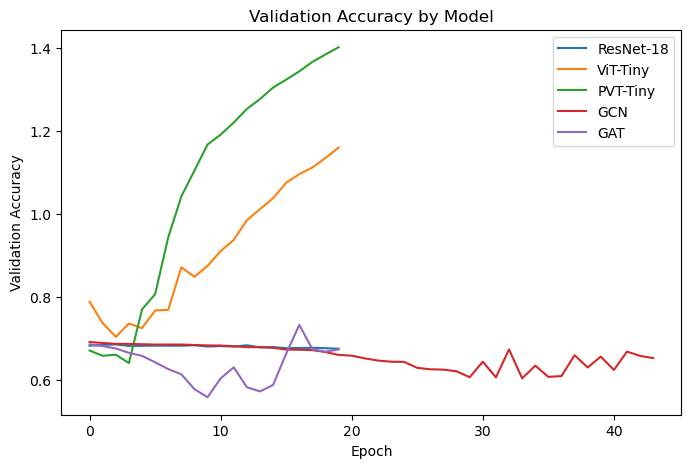
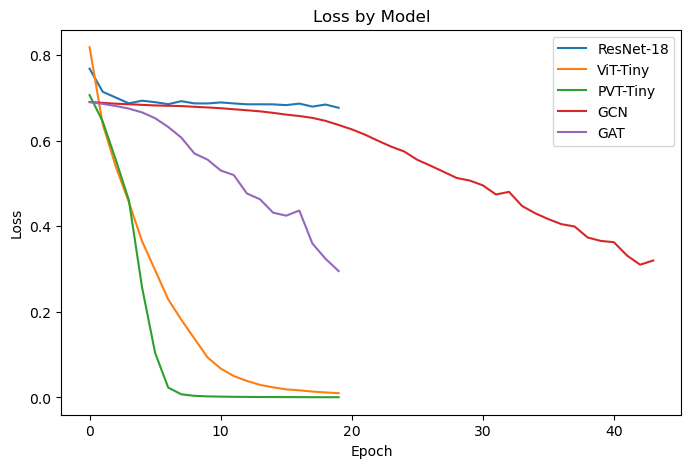
Unified diff of the notebook cell whose output changed from the first chart to the second:
--- before
+++ after
@@ -11,8 +11,40 @@
 plt.figure(figsize=(8, 5))
 for name, h in histories.items():
+    plt.plot(h['loss'], label=name) # loss, accuracy, val_loss, val_accuracy
+plt.xlabel('Epoch')
+plt.ylabel('Loss')
+plt.title('Loss by Model')
+plt.legend()
+plt.savefig(f'loss_by_model.png', dpi=300, bbox_inches='tight')
+plt.show()
+plt.close()
+
+plt.figure(figsize=(8, 5))
+for name, h in histories.items():
+    plt.plot(h['accuracy'], label=name) # loss, accuracy, val_loss, val_accuracy
+plt.xlabel('Epoch')
+plt.ylabel('Accuracy')
+plt.title('Accuracy by Model')
+plt.legend()
+plt.savefig(f'accuracy_by_model.png', dpi=300, bbox_inches='tight')
+plt.show()
+
+plt.figure(figsize=(8, 5))
+for name, h in histories.items():
     plt.plot(h['val_loss'], label=name) # loss, accuracy, val_loss, val_accuracy
+plt.xlabel('Epoch')
+plt.ylabel('Validation Loss')
+plt.title('Validation Loss by Model')
+plt.legend()
+plt.savefig(f'val_loss_by_model.png', dpi=300, bbox_inches='tight')
+plt.show()
+
+plt.figure(figsize=(8, 5))
+for name, h in histories.items():
+    plt.plot(h['val_accuracy'], label=name) # loss, accuracy, val_loss, val_accuracy
 plt.xlabel('Epoch')
 plt.ylabel('Validation Accuracy')
 plt.title('Validation Accuracy by Model')
 plt.legend()
+plt.savefig(f'val_accuracy_by_model.png', dpi=300, bbox_inches='tight')
 plt.show()

Commit: created images and model csv